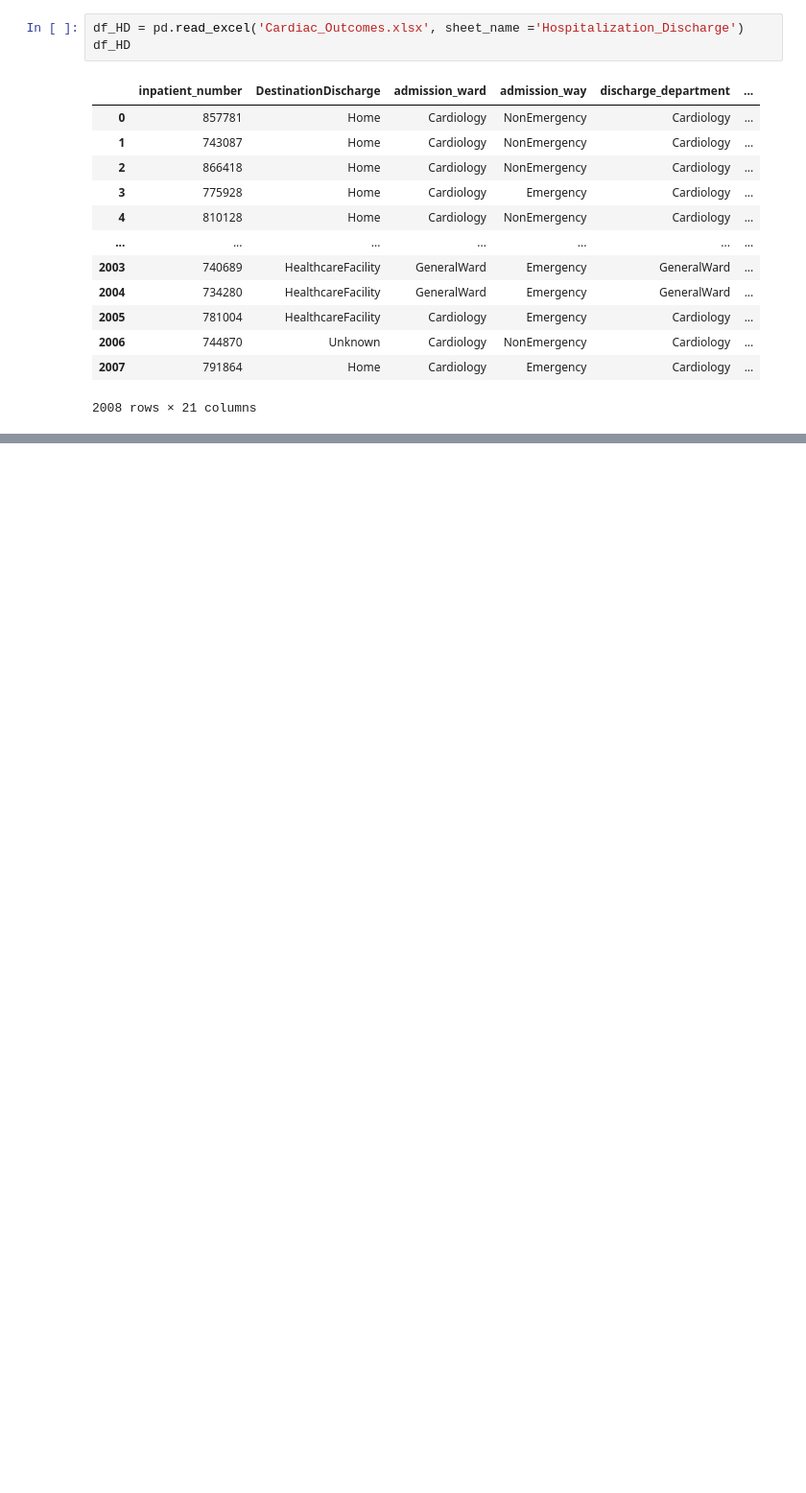
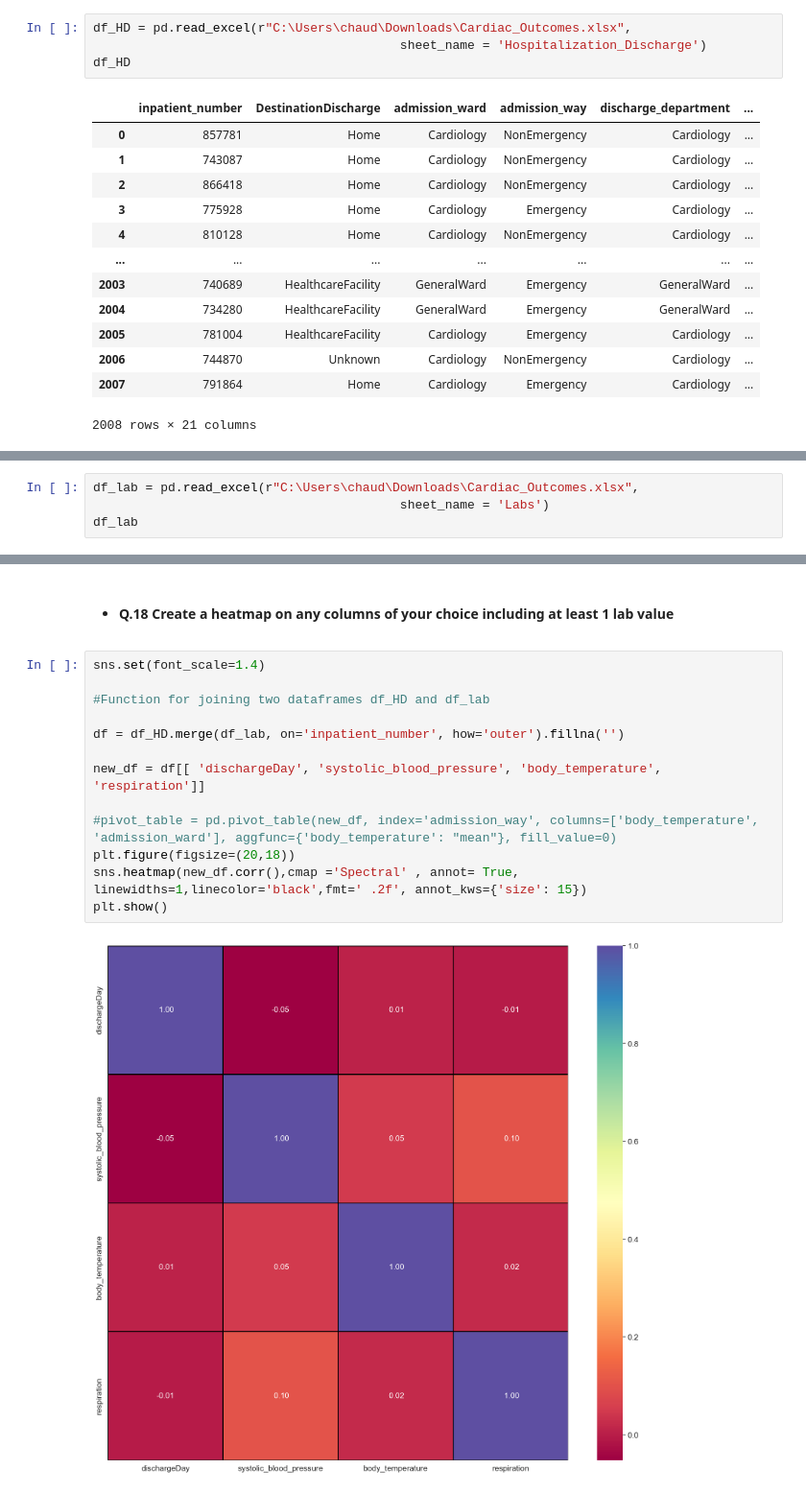
Before and after one commit to renu-matlib/Team18_Matlib_marvels_PythonHackathon_Apr24, a Jupyter notebook: Team18_Matlib_marvels_Main80Questions.ipynb, the cells around one changed output, grey strips where cells are left out. Shown: that part at 96% size. Drawn from its saved outputs; the diff is of its cells as text; blank space fills up the shorter version.

```diff
--- a/Team18_Matlib_marvels_Main80Questions.ipynb
+++ b/Team18_Matlib_marvels_Main80Questions.ipynb
@@ -12,5 +5,6 @@ from datetime import datetime
 # %%
-df_HD = pd.read_excel('Cardiac_Outcomes.xlsx', sheet_name ='Hospitalization_Discharge')
+df_HD = pd.read_excel(r"C:\Users\chaud\Downloads\Cardiac_Outcomes.xlsx",
+                                         sheet_name = 'Hospitalization_Discharge')
 df_HD
 # %% [output]
 |  | inpatient_number | DestinationDischarge | admission_ward | admission_way | discharge_department | ... |
@@ -28,0 +56,4 @@ df_HD
+# %%
+df_lab = pd.read_excel(r"C:\Users\chaud\Downloads\Cardiac_Outcomes.xlsx",
+                                         sheet_name = 'Labs')
+df_lab
@@ -188,0 +156,17 @@ msno.bar(df_demography)
+# %% [markdown]
+- #### Q.18 Create a heatmap on any columns of your choice including at least 1 lab value
+# %%
+sns.set(font_scale=1.4)
+
+#Function for joining two dataframes df_HD and df_lab
+
+df = df_HD.merge(df_lab, on='inpatient_number', how='outer').fillna('')
+
+new_df = df[[ 'dischargeDay', 'systolic_blood_pressure', 'body_temperature', 'respiration']]
+
+#pivot_table = pd.pivot_table(new_df, index='admission_way', columns=['body_temperature', 'admission_ward'], aggfunc={'body_temperature': "mean"}, fill_value=0)
+plt.figure(figsize=(20,18))
+sns.heatmap(new_df.corr(),cmap ='Spectral' , annot= True, linewidths=1,linecolor='black',fmt=' .2f', annot_kws={'size': 15})
+plt.show()
+# %% [output]
+[figure, added]
```
Also changed, not shown: parts of 30 cells of this notebook.
